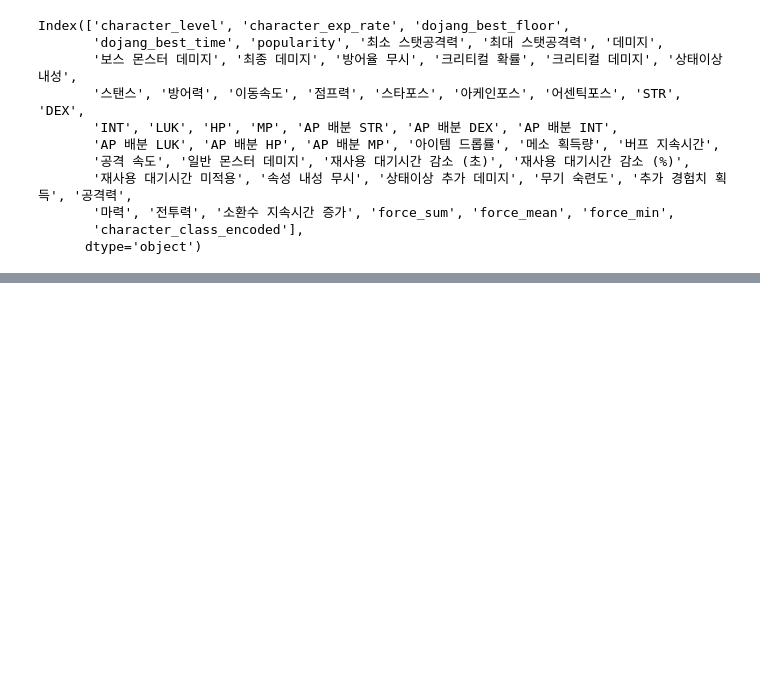
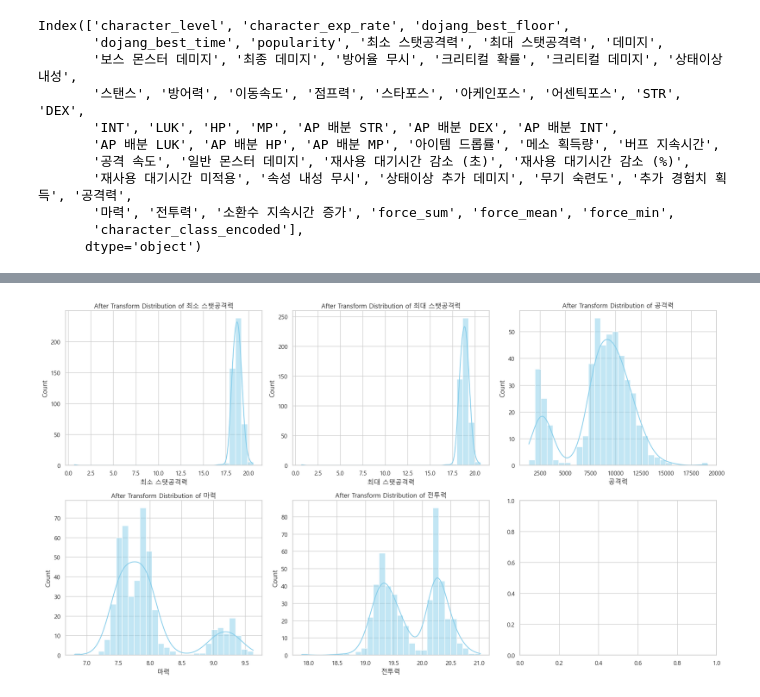
Before and after one commit to pjjongho/NEXON_API, a Jupyter notebook: Maple/dojang_analysis/analysis.ipynb, the cells around one changed output, grey strips where cells are left out. Drawn from its saved outputs; the diff is of its cells as text; code cells hidden in the pictures; blank space fills up the shorter version.

```diff
--- a/Maple/dojang_analysis/analysis.ipynb
+++ b/Maple/dojang_analysis/analysis.ipynb
@@ -180,0 +310,18 @@ list_int = ['character_level','dojang_best_floor','dojang_best_time','popularity
+# %%
+df['최소 스탯공격력'] = np.log1p(df['최소 스탯공격력'])
+df['최대 스탯공격력'] = np.log1p(df['최대 스탯공격력'])
+df['마력'] = np.log1p(df['마력'])
+df['전투력'] = np.log1p(df['전투력'])
+# %%
+fig, axes = plt.subplots(2, 3, figsize=(18, 10))
+axes = axes.flatten()
+
+for i, col in enumerate(cols):
+    sns.histplot(df[col], kde = True, ax=axes[i], bins=30, color='skyblue')
+    axes[i].set_title(f'After Transform Distribution of {col}')
+    axes[i].set_xlabel(col)
+
+plt.tight_layout()
+plt.show()
+# %% [output]
+[figure, added]
```
Also changed, not shown: parts of 16 cells of this notebook.
